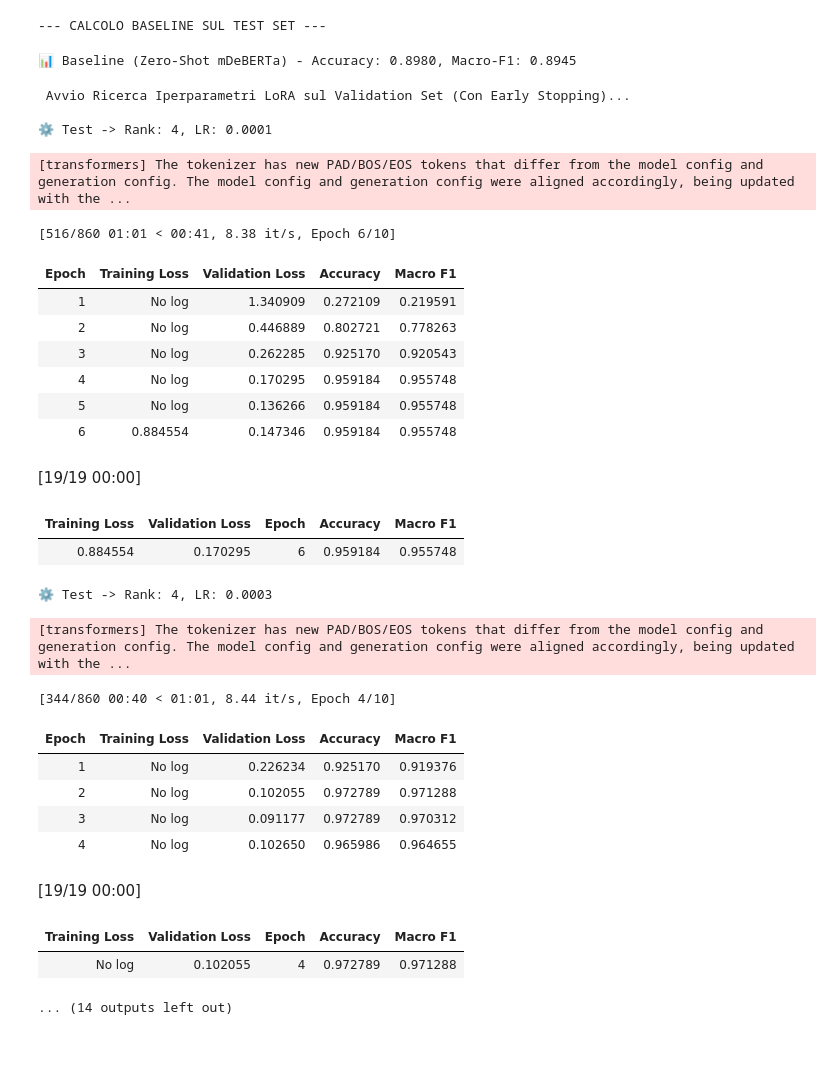
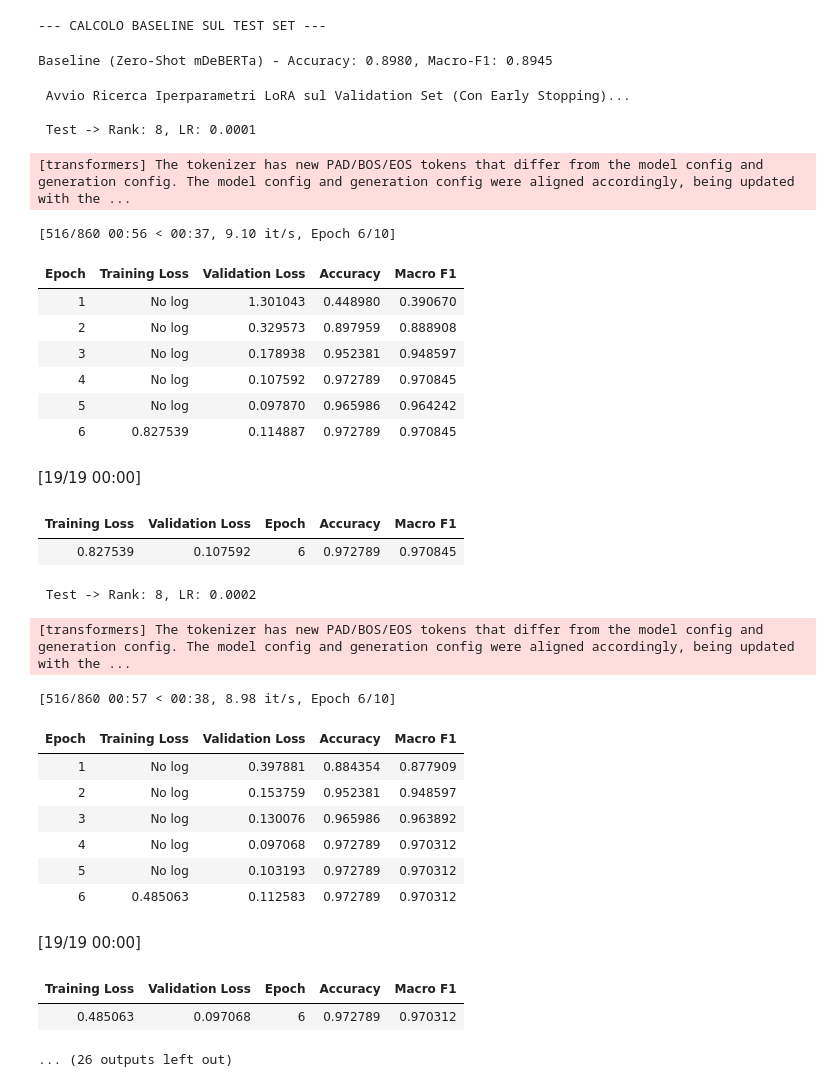
Before and after one commit to Gabrieeelee/Travel_Blogger_CCAI_Project, a Jupyter notebook: TravelBlogger/model/finetuning.ipynb, the cells around one changed output. Saved outputs shown, nothing was run; the diff lists cells and outputs as text; code cells hidden in the pictures; blank space fills up the shorter version.

```diff
--- a/TravelBlogger/model/finetuning.ipynb
+++ b/TravelBlogger/model/finetuning.ipynb
@@ -76,7 +75,7 @@ W&B attivato.
 # %%
 from datasets import Dataset, DatasetDict, ClassLabel
 
-df = pd.read_csv('/kaggle/input/datasets/hentoo99/fatcheck/factcheck_dataset_japan.csv')
+df = pd.read_csv('/kaggle/input/datasets/gabrieelee/factcheck-dataset-japan-csv/factcheck_dataset_japan.csv')
 df = df.rename(columns={"context": "premise", "claim": "hypothesis"})
 
 ID2LABEL = {0: "contradiction", 1: "entailment", 2: "neutral_hard"}
@@ -104,7 +103,7 @@ print(dist)
 train_labels = ds['train']['label']
 counts = pd.Series(train_labels).value_counts().sort_index().values.astype(float)
 class_weights = torch.tensor(counts.sum() / (NUM_LABELS * counts), dtype=torch.float).to(DEVICE)
-print("\n\n⚖️ Pesi calcolati per le classi (Contradiction, Entailment, Neutral):", class_weights.tolist())
+print("\n\n Pesi calcolati per le classi (Contradiction, Entailment, Neutral):", class_weights.tolist())
 
 class WeightedTrainer(Trainer):
     def compute_loss(self, model, inputs, return_outputs=False, **kwargs):
@@ -125,5 +124,5 @@ TOTALE                300         302           377     979
 # %%
-model_checkpoint = "MoritzLaurer/mDeBERTa-v3-base-mnli-xnli"
+model_checkpoint = "/kaggle/input/datasets/gabrieelee/mdeberta-v3-base-mnli-xnli-offline"
 tokenizer = AutoTokenizer.from_pretrained(model_checkpoint)
 
 def tokenize_function(examples):
@@ -153,7 +152,7 @@ def compute_metrics(eval_pred):
 # %%
 print("--- CALCOLO BASELINE SUL TEST SET ---")
 
-nli_pipe = pipeline("text-classification", model="MoritzLaurer/mDeBERTa-v3-base-mnli-xnli", device=0 if DEVICE=="cuda" else -1)
+nli_pipe = pipeline("text-classification", model="/kaggle/input/datasets/gabrieelee/mdeberta-v3-base-mnli-xnli-offline", device=0 if DEVICE=="cuda" else -1)
 
 def map_nli_label(label_str):
     if "entailment" in label_str.lower(): return 1
@@ -169,31 +168,32 @@ for item in ds["test"]:
 
 zs_acc = metric_acc.compute(predictions=zero_shot_preds, references=true_labels)["accuracy"]
 zs_f1 = metric_f1.compute(predictions=zero_shot_preds, references=true_labels, average="macro")["f1"]
-print(f"📊 Baseline (Zero-Shot mDeBERTa) - Accuracy: {zs_acc:.4f}, Macro-F1: {zs_f1:.4f}")
+print(f"Baseline (Zero-Shot mDeBERTa) - Accuracy: {zs_acc:.4f}, Macro-F1: {zs_f1:.4f}")
 
 del nli_pipe
 torch.cuda.empty_cache()
 # %% [output]
 --- CALCOLO BASELINE SUL TEST SET ---
-📊 Baseline (Zero-Shot mDeBERTa) - Accuracy: 0.8980, Macro-F1: 0.8945
+Baseline (Zero-Shot mDeBERTa) - Accuracy: 0.8980, Macro-F1: 0.8945
 # %%
+
 print("\n Avvio Ricerca Iperparametri LoRA sul Validation Set (Con Early Stopping)...")
 
 results_log = []
-lora_ranks = [4, 16]
-learning_rates = [1e-4, 3e-4]
+lora_ranks = [8,16]
+learning_rates = [1e-4,2e-4, 3e-4]
 
 best_f1 = 0
 best_config = {}
 
 for r in lora_ranks:
     for lr in learning_rates:
-        print(f"\n⚙️ Test -> Rank: {r}, LR: {lr}")
+        print(f"\n Test -> Rank: {r}, LR: {lr}")
         reset_seeds(SEED)
         lora_config = LoraConfig(
             r=r,
             lora_alpha=16,
-            lora_dropout=0.1,
+            lora_dropout=0.2,
             bias="none",
             task_type=TaskType.SEQ_CLS,
             target_modules=["query_proj", "key_proj", "value_proj", "output_proj","dense_h_to_4h", "dense_4h_to_h"]
@@ -201,7 +201,6 @@ for r in lora_ranks:
 
         temp_model = AutoModelForSequenceClassification.from_pretrained( model_checkpoint, num_labels=NUM_LABELS, id2label=ID2LABEL, label2id=LABEL2ID)
         temp_model = get_peft_model(temp_model, lora_config)
-
         training_args = TrainingArguments(
             output_dir=f"./lora_search_r{r}_lr{lr}",
             learning_rate=lr,
@@ -223,52 +222,54 @@ for r in lora_ranks:
             callbacks=[EarlyStoppingCallback(early_stopping_patience=2)]
         )
 
         temp_trainer.train()
 
         val_result = temp_trainer.evaluate()
         val_f1 = val_result['eval_macro_f1']
 
         results_log.append({
             "Rank": r, "LR": lr,
             "Epoca_Fermata": temp_trainer.state.epoch,
             "Val_Accuracy": val_result['eval_accuracy'],
             "Val_Macro_F1": val_f1
         })
 
         if val_f1 > best_f1:
             best_f1 = val_f1
             best_config = {'r': r, 'lr': lr}
 
 print(f"\n Miglior configurazione: {best_config} (Val Macro F1: {best_f1:.4f})")
 display(pd.DataFrame(results_log).sort_values("Val_Macro_F1", ascending=False))
 # %% [output]
  Avvio Ricerca Iperparametri LoRA sul Validation Set (Con Early Stopping)...
 
-⚙️ Test -> Rank: 4, LR: 0.0001
+ Test -> Rank: 8, LR: 0.0001
 [transformers] The tokenizer has new PAD/BOS/EOS tokens that differ from the model config and generation config. The model config and generation config were aligned accordingly, being updated with the ...
-[516/860 01:01 < 00:41, 8.38 it/s, Epoch 6/10]
+[516/860 00:56 < 00:37, 9.10 it/s, Epoch 6/10]
 | Epoch | Training Loss | Validation Loss | Accuracy | Macro F1 |
-| 1 | No log | 1.340909 | 0.272109 | 0.219591 |
-| 2 | No log | 0.446889 | 0.802721 | 0.778263 |
-| 3 | No log | 0.262285 | 0.925170 | 0.920543 |
-| 4 | No log | 0.170295 | 0.959184 | 0.955748 |
-| 5 | No log | 0.136266 | 0.959184 | 0.955748 |
-| 6 | 0.884554 | 0.147346 | 0.959184 | 0.955748 |
+| 1 | No log | 1.301043 | 0.448980 | 0.390670 |
+| 2 | No log | 0.329573 | 0.897959 | 0.888908 |
+| 3 | No log | 0.178938 | 0.952381 | 0.948597 |
+| 4 | No log | 0.107592 | 0.972789 | 0.970845 |
+| 5 | No log | 0.097870 | 0.965986 | 0.964242 |
+| 6 | 0.827539 | 0.114887 | 0.972789 | 0.970845 |
 [19/19 00:00]
 | Training Loss | Validation Loss | Epoch | Accuracy | Macro F1 |
-| 0.884554 | 0.170295 | 6 | 0.959184 | 0.955748 |
+| 0.827539 | 0.107592 | 6 | 0.972789 | 0.970845 |
-⚙️ Test -> Rank: 4, LR: 0.0003
+ Test -> Rank: 8, LR: 0.0002
 [transformers] The tokenizer has new PAD/BOS/EOS tokens that differ from the model config and generation config. The model config and generation config were aligned accordingly, being updated with the ...
-[344/860 00:40 < 01:01, 8.44 it/s, Epoch 4/10]
+[516/860 00:57 < 00:38, 8.98 it/s, Epoch 6/10]
 | Epoch | Training Loss | Validation Loss | Accuracy | Macro F1 |
-| 1 | No log | 0.226234 | 0.925170 | 0.919376 |
-| 2 | No log | 0.102055 | 0.972789 | 0.971288 |
-| 3 | No log | 0.091177 | 0.972789 | 0.970312 |
-| 4 | No log | 0.102650 | 0.965986 | 0.964655 |
+| 1 | No log | 0.397881 | 0.884354 | 0.877909 |
+| 2 | No log | 0.153759 | 0.952381 | 0.948597 |
+| 3 | No log | 0.130076 | 0.965986 | 0.963892 |
+| 4 | No log | 0.097068 | 0.972789 | 0.970312 |
+| 5 | No log | 0.103193 | 0.972789 | 0.970312 |
+| 6 | 0.485063 | 0.112583 | 0.972789 | 0.970312 |
 [19/19 00:00]
 | Training Loss | Validation Loss | Epoch | Accuracy | Macro F1 |
-| No log | 0.102055 | 4 | 0.972789 | 0.971288 |
+| 0.485063 | 0.097068 | 6 | 0.972789 | 0.970312 |
-... (14 outputs left out)
+... (26 outputs left out)
 # %%
 print(f"\n Avvio addestramento finale con Rank {best_config['r']} e LR {best_config['lr']}...")
 
```
Also changed, not shown: parts of 16 cells of this notebook.
